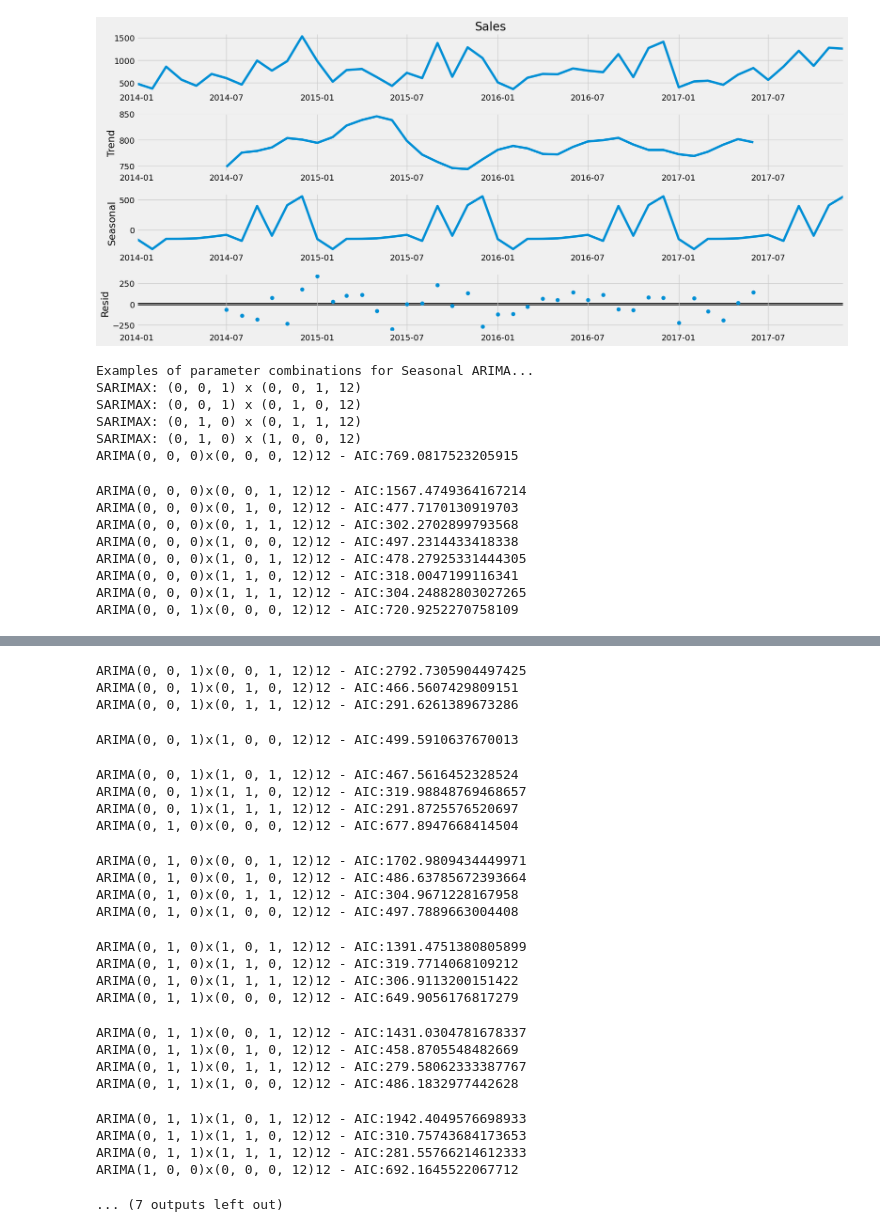
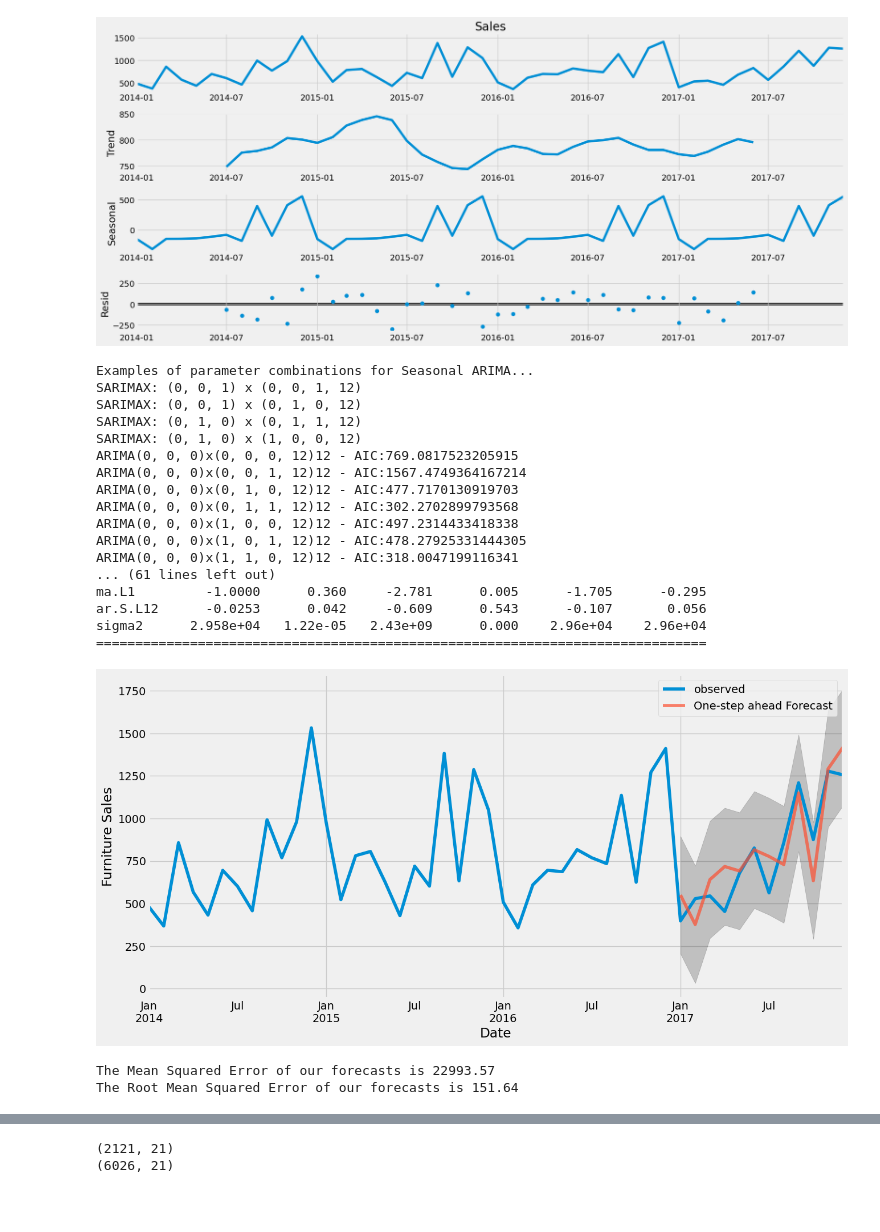
Before and after one commit to ovoegajivwie/Jan-February-DS-project, a Jupyter notebook: An End-to-End Project on Time Series Analysis and Forecasting with Python.ipynb, the cells around one changed output, grey strips where cells are left out. Drawn from its saved outputs; the diff is of its cells as text; code cells hidden in the pictures; blank space fills up the shorter version.

```diff
--- a/An End-to-End Project on Time Series Analysis and Forecasting with Python.ipynb
+++ b/An End-to-End Project on Time Series Analysis and Forecasting with Python.ipynb
@@ -124,39 +124,51 @@ ax.set_ylabel('Furniture Sales')
 plt.legend()
 plt.show()
 
-#stop date: 08/02/2024
+#Time Series of Furniture vs. Office Supplies
+furniture = dataset.loc[dataset['Category'] == 'Furniture']
+office = dataset.loc[dataset['Category'] == 'Office Supplies']
+print(furniture.shape)
+print(office.shape)
+
+#stop date: 12/02/2024
 #end date:
 # %% [output]
    Row ID        Order ID Order Date  Ship Date       Ship Mode Customer ID  \
 0       1  CA-2016-152156 2016-11-08 2016-11-11    Second Class    CG-12520
 1       2  CA-2016-152156 2016-11-08 2016-11-11    Second Class    CG-12520
 2       3  CA-2016-138688 2016-06-12 2016-06-16    Second Class    DV-13045
 3       4  US-2015-108966 2015-10-11 2015-10-18  Standard Class    SO-20335
 4       5  US-2015-108966 2015-10-11 2015-10-18  Standard Class    SO-20335
 
      Customer Name    Segment        Country             City  ...  \
 0      Claire Gute   Consumer  United States        Henderson  ...
 1      Claire Gute   Consumer  United States        Henderson  ...
 2  Darrin Van Huff  Corporate  United States      Los Angeles  ...
 3   Sean O'Donnell   Consumer  United States  Fort Lauderdale  ...
 ... (129 lines left out)
 2017-10-01     875.362728
 2017-11-01    1277.817759
 2017-12-01    1256.298672
 Freq: MS, Name: Sales, dtype: float64
 [figure]
 [figure]
 Examples of parameter combinations for Seasonal ARIMA...
 SARIMAX: (0, 0, 1) x (0, 0, 1, 12)
 SARIMAX: (0, 0, 1) x (0, 1, 0, 12)
 SARIMAX: (0, 1, 0) x (0, 1, 1, 12)
 SARIMAX: (0, 1, 0) x (1, 0, 0, 12)
 ARIMA(0, 0, 0)x(0, 0, 0, 12)12 - AIC:769.0817523205915
+ARIMA(0, 0, 0)x(0, 0, 1, 12)12 - AIC:1567.4749364167214
+ARIMA(0, 0, 0)x(0, 1, 0, 12)12 - AIC:477.7170130919703
+ARIMA(0, 0, 0)x(0, 1, 1, 12)12 - AIC:302.2702899793568
+ARIMA(0, 0, 0)x(1, 0, 0, 12)12 - AIC:497.2314433418338
+ARIMA(0, 0, 0)x(1, 0, 1, 12)12 - AIC:478.27925331444305
+ARIMA(0, 0, 0)x(1, 1, 0, 12)12 - AIC:318.0047199116341
+... (61 lines left out)
+ma.L1         -1.0000      0.360     -2.781      0.005      -1.705      -0.295
+ar.S.L12      -0.0253      0.042     -0.609      0.543      -0.107       0.056
+sigma2      2.958e+04   1.22e-05   2.43e+09      0.000    2.96e+04    2.96e+04
+==============================================================================
+[figure, added]
-ARIMA(0, 0, 0)x(0, 0, 1, 12)12 - AIC:1567.4749364167214
-ARIMA(0, 0, 0)x(0, 1, 0, 12)12 - AIC:477.7170130919703
-ARIMA(0, 0, 0)x(0, 1, 1, 12)12 - AIC:302.2702899793568
-ARIMA(0, 0, 0)x(1, 0, 0, 12)12 - AIC:497.2314433418338
-ARIMA(0, 0, 0)x(1, 0, 1, 12)12 - AIC:478.27925331444305
-ARIMA(0, 0, 0)x(1, 1, 0, 12)12 - AIC:318.0047199116341
-ARIMA(0, 0, 0)x(1, 1, 1, 12)12 - AIC:304.24882803027265
-ARIMA(0, 0, 1)x(0, 0, 0, 12)12 - AIC:720.9252270758109
+The Mean Squared Error of our forecasts is 22993.57
+The Root Mean Squared Error of our forecasts is 151.64
@@ -163,25 +176,2 @@ ARIMA(0, 0, 1)x(0, 0, 0, 12)12 - AIC:720.9252270758109
-ARIMA(0, 0, 1)x(0, 0, 1, 12)12 - AIC:2792.7305904497425
-ARIMA(0, 0, 1)x(0, 1, 0, 12)12 - AIC:466.5607429809151
-ARIMA(0, 0, 1)x(0, 1, 1, 12)12 - AIC:291.6261389673286
+(2121, 21)
+(6026, 21)
-ARIMA(0, 0, 1)x(1, 0, 0, 12)12 - AIC:499.5910637670013
-ARIMA(0, 0, 1)x(1, 0, 1, 12)12 - AIC:467.5616452328524
-ARIMA(0, 0, 1)x(1, 1, 0, 12)12 - AIC:319.98848769468657
-ARIMA(0, 0, 1)x(1, 1, 1, 12)12 - AIC:291.8725576520697
-ARIMA(0, 1, 0)x(0, 0, 0, 12)12 - AIC:677.8947668414504
-ARIMA(0, 1, 0)x(0, 0, 1, 12)12 - AIC:1702.9809434449971
-ARIMA(0, 1, 0)x(0, 1, 0, 12)12 - AIC:486.63785672393664
-ARIMA(0, 1, 0)x(0, 1, 1, 12)12 - AIC:304.9671228167958
-ARIMA(0, 1, 0)x(1, 0, 0, 12)12 - AIC:497.7889663004408
-ARIMA(0, 1, 0)x(1, 0, 1, 12)12 - AIC:1391.4751380805899
-ARIMA(0, 1, 0)x(1, 1, 0, 12)12 - AIC:319.7714068109212
-ARIMA(0, 1, 0)x(1, 1, 1, 12)12 - AIC:306.9113200151422
-ARIMA(0, 1, 1)x(0, 0, 0, 12)12 - AIC:649.9056176817279
-ARIMA(0, 1, 1)x(0, 0, 1, 12)12 - AIC:1431.0304781678337
-ARIMA(0, 1, 1)x(0, 1, 0, 12)12 - AIC:458.8705548482669
-ARIMA(0, 1, 1)x(0, 1, 1, 12)12 - AIC:279.58062333387767
-ARIMA(0, 1, 1)x(1, 0, 0, 12)12 - AIC:486.1832977442628
-ARIMA(0, 1, 1)x(1, 0, 1, 12)12 - AIC:1942.4049576698933
-ARIMA(0, 1, 1)x(1, 1, 0, 12)12 - AIC:310.75743684173653
-ARIMA(0, 1, 1)x(1, 1, 1, 12)12 - AIC:281.55766214612333
-ARIMA(1, 0, 0)x(0, 0, 0, 12)12 - AIC:692.1645522067712
-... (7 outputs left out)
```
Also changed, not shown: parts of 1 cell of this notebook.
